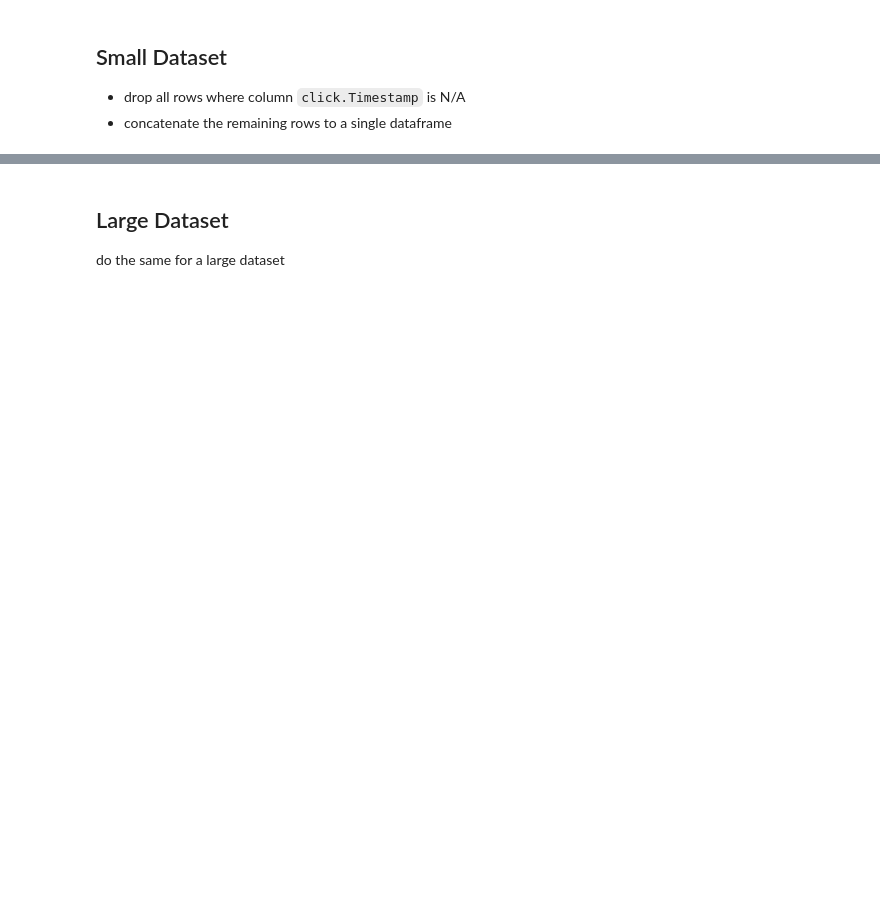
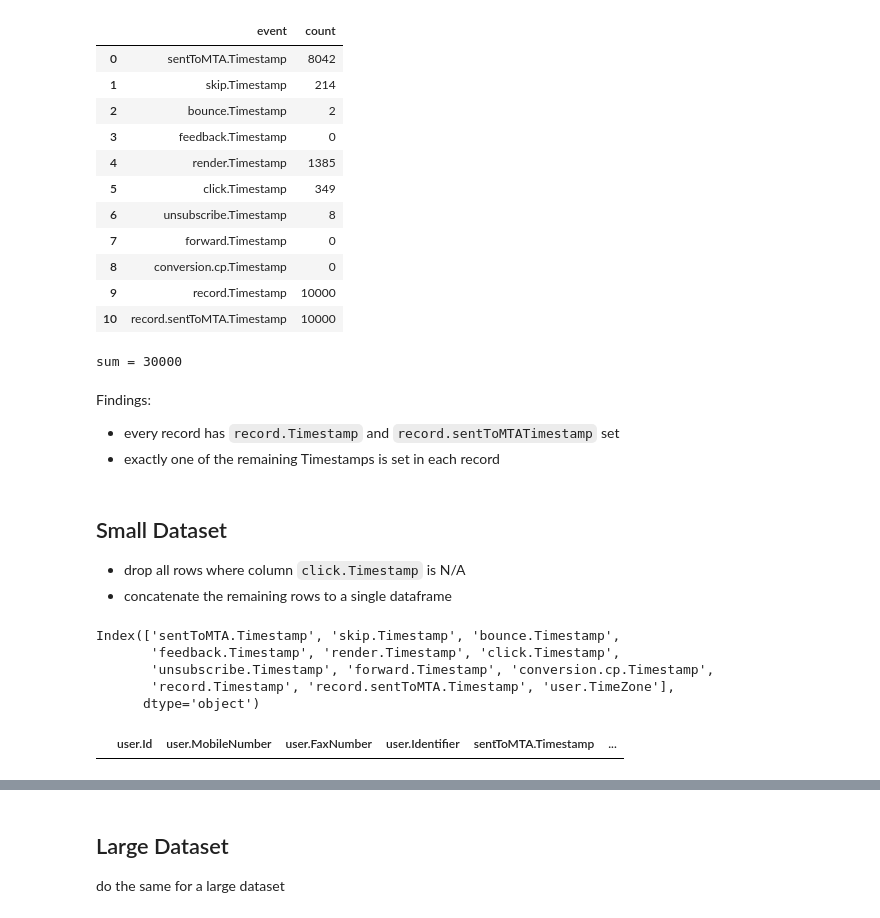
Before and after one commit to breibi/dsia_visual_analytics, a Jupyter notebook: vis01.ipynb, the cells around one changed output, grey strips where cells are left out. Cells and saved outputs as stored; diff of their text form; code cells hidden in the pictures; blank space fills up the shorter version.

```diff
--- a/vis01.ipynb
+++ b/vis01.ipynb
@@ -31,5 +108,45 @@ user.CustomAttribute['TitleKey']
+# %%
+sum = 0
+timestamps = []
+for col_name in chunk.columns:
+    if 'Timestamp' in col_name:
+        timestamps.append([col_name, chunk[chunk[col_name].notna()].shape[0]])
+
+pd_timestamps = pd.DataFrame(timestamps, columns=['event', 'count'])
+display(pd_timestamps)
+print('\nsum = ' + str(pd_timestamps['count'].sum()), )
+# %% [output]
+|  | event | count |
+| 0 | sentToMTA.Timestamp | 8042 |
+| 1 | skip.Timestamp | 214 |
+| 2 | bounce.Timestamp | 2 |
+| 3 | feedback.Timestamp | 0 |
+| 4 | render.Timestamp | 1385 |
+| 5 | click.Timestamp | 349 |
+| 6 | unsubscribe.Timestamp | 8 |
+| 7 | forward.Timestamp | 0 |
+| 8 | conversion.cp.Timestamp | 0 |
+| 9 | record.Timestamp | 10000 |
+| 10 | record.sentToMTA.Timestamp | 10000 |
+sum = 30000
+# %% [markdown]
+Findings:
+- every record has `record.Timestamp` and `record.sentToMTATimestamp` set
+- exactly one of the remaining Timestamps is set in each record
 # %% [markdown]
 ## Small Dataset
 
 - drop all rows where column `click.Timestamp` is N/A
 - concatenate the remaining rows to a single dataframe
+# %%
+colNames
+# %% [output]
+Index(['sentToMTA.Timestamp', 'skip.Timestamp', 'bounce.Timestamp',
+       'feedback.Timestamp', 'render.Timestamp', 'click.Timestamp',
+       'unsubscribe.Timestamp', 'forward.Timestamp', 'conversion.cp.Timestamp',
+       'record.Timestamp', 'record.sentToMTA.Timestamp', 'user.TimeZone'],
+      dtype='object')
+# %%
+df.dropna(subset=['bounce.Timestamp'], how='any', axis=0)
+# %% [output]
+|  | user.Id | user.MobileNumber | user.FaxNumber | user.Identifier | sentToMTA.Timestamp | ... |
```
Also changed, not shown: parts of 30 cells of this notebook.
